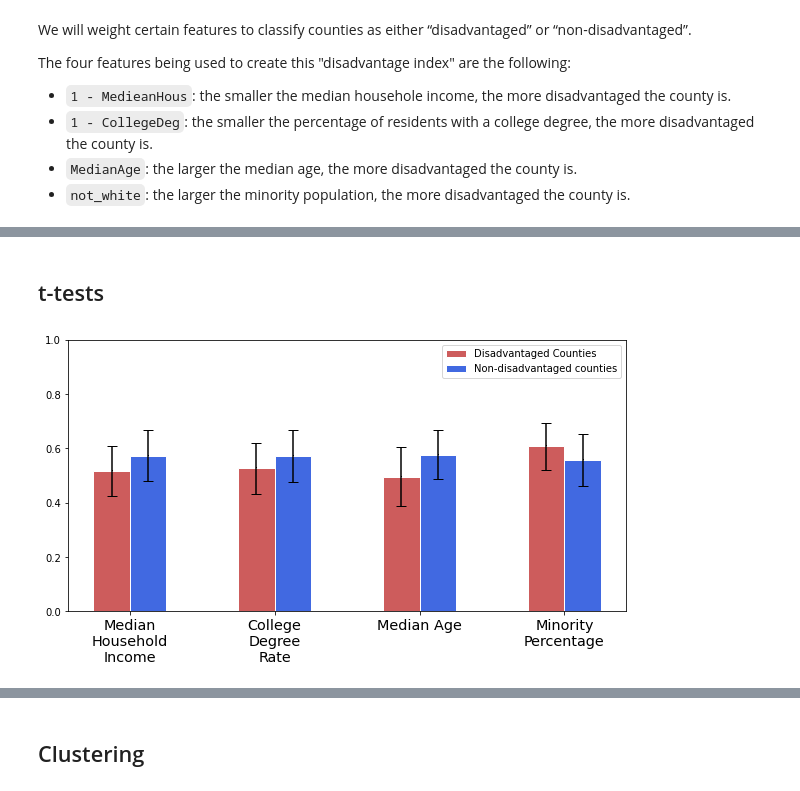
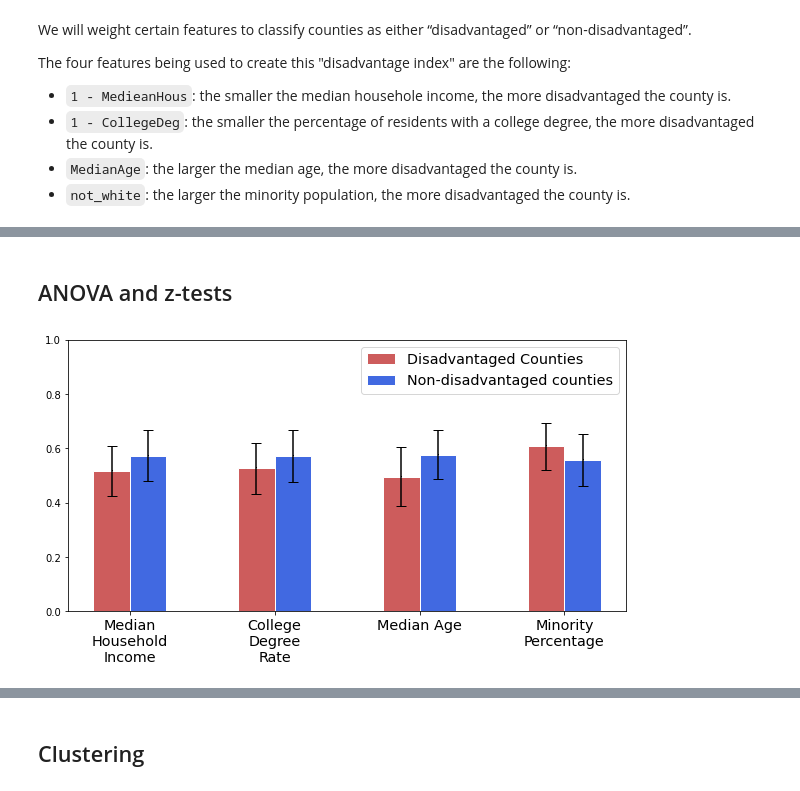
Before and after one commit to DesiPilla/demographics-voterid-turnout, a Jupyter notebook: Data_Analysis.ipynb, the cells around one changed output, grey strips where cells are left out. Cells and saved outputs as stored; diff of their text form; code cells hidden in the pictures.

```diff
--- a/Data_Analysis.ipynb
+++ b/Data_Analysis.ipynb
@@ -126,2 +147,2 @@ fig.show();
 # %% [markdown]
-## t-tests
+## ANOVA and z-tests
@@ -146,32 +243,33 @@ for c in cols:
     # Fint the standard deviation of each group
     dis_std = np.std(dis)
     dis_stds.append(dis_std)
     non_dis_std = np.std(non_dis)
     non_dis_stds.append(non_dis_std)
 
     # Conduct a z-test on the two groups
     z_statistic, pval = ztest(dis,non_dis)
     pvals.append(pval)
 
 # Set position of bar on X axis
 barWidth = 0.25
 x1 = np.arange(len(dis_means))
 x2 = [x + barWidth for x in x1]
 
 # Plot the performance
 fig, ax = plt.subplots(figsize=(10, 5))
 
 # Make the plot
 ax.bar(x1, dis_means, color='indianred', width=barWidth, edgecolor='white', label='Disadvantaged Counties')
 ax.errorbar(x1, dis_means, yerr=dis_stds, fmt=',k', capsize=5)
 ax.bar(x2, non_dis_means, color='royalblue', width=barWidth, edgecolor='white', label='Non-disadvantaged counties')
 ax.errorbar(x2, non_dis_means, yerr=non_dis_stds, fmt=',k', capsize=5)
 ax.set_xticks((x1 + x2)/2)
 ax.set_xticklabels(feat_labels, fontsize='x-large', rotation=0)
 ax.set_ylim(0, 1)
 ax.set_title('', fontsize='x-large')
+ax.legend(fontsize='x-large')
 
-ax.legend()
+fig.savefig('/content/drive/My Drive/MLPP Project/Pictures/disadvantaged_conditional_turnouts.png', clobber=True)
 fig.show();
 # %% [output]
-[figure, old version]
+[figure, new version]
```
Also changed, not shown: parts of 20 cells of this notebook.
